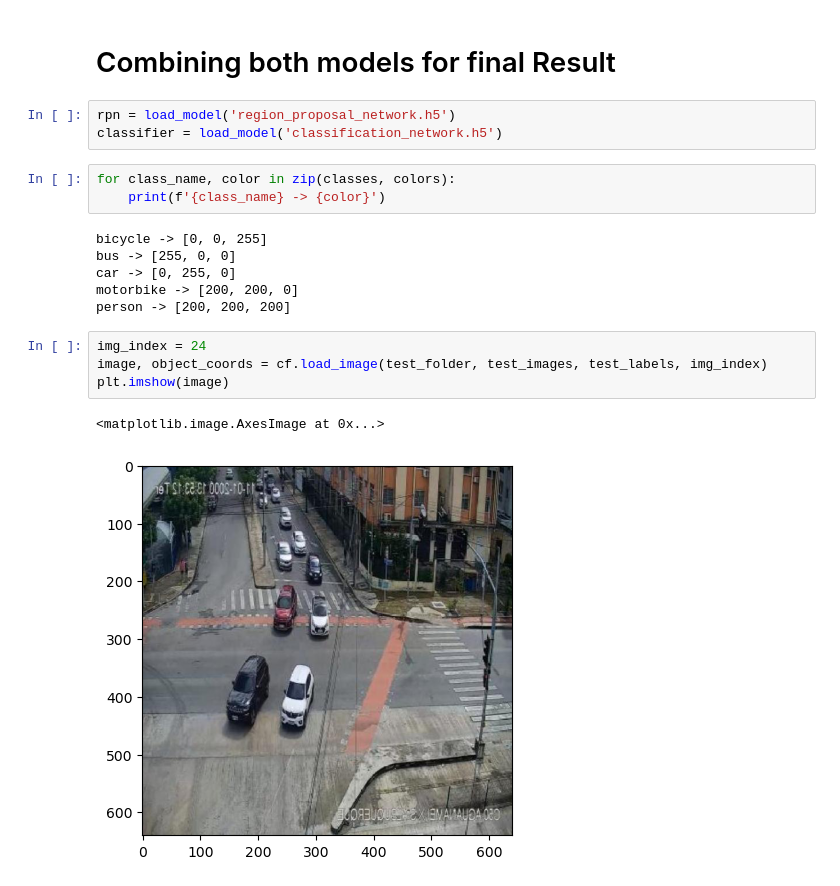
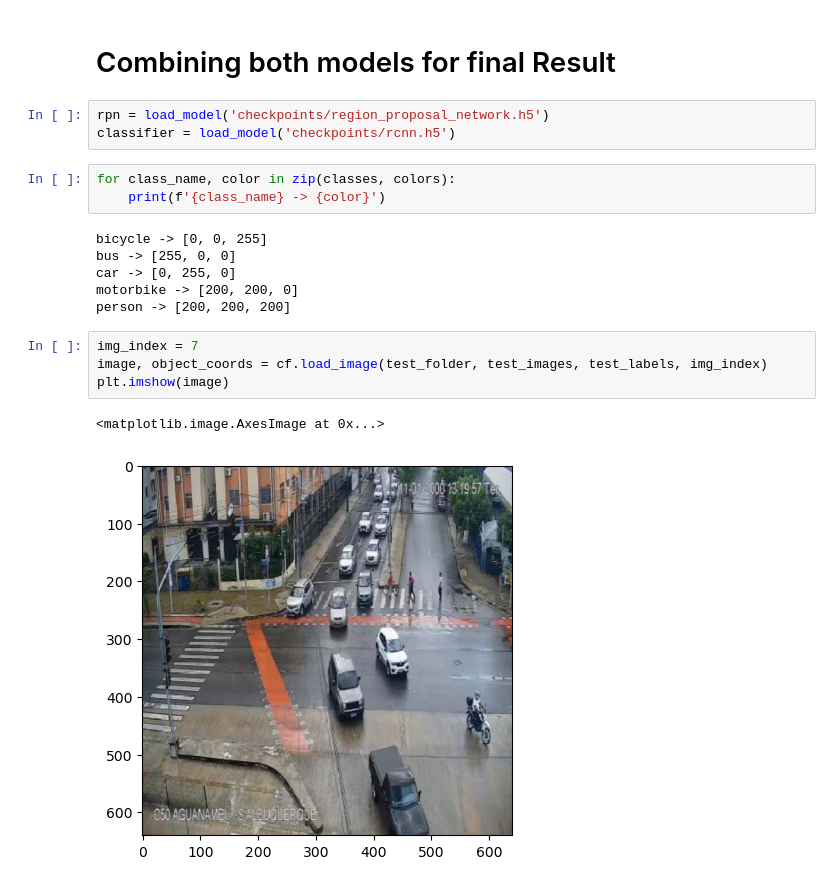
Before and after one commit to AsimWattoo/Traffic_Object_Detection_TensorFlow, a Jupyter notebook: RCNN.ipynb, the cells around one changed output. Drawn from its saved outputs; the diff is of its cells as text.

```diff
--- a/RCNN.ipynb
+++ b/RCNN.ipynb
@@ -269,8 +296,8 @@ Predicted Class: person
 # %% [markdown]
 # Combining both models for final Result
 # %%
-rpn = load_model('region_proposal_network.h5')
-classifier = load_model('classification_network.h5')
+rpn = load_model('checkpoints/region_proposal_network.h5')
+classifier = load_model('checkpoints/rcnn.h5')
 # %%
 for class_name, color in zip(classes, colors):
     print(f'{class_name} -> {color}')
@@ -281,12 +308,12 @@ car -> [0, 255, 0]
 motorbike -> [200, 200, 0]
 person -> [200, 200, 200]
 # %%
-img_index = 24
+img_index = 7
 image, object_coords = cf.load_image(test_folder, test_images, test_labels, img_index)
 plt.imshow(image)
 # %% [output]
 <matplotlib.image.AxesImage at 0x...>
-[figure, old version]
+[figure, new version]
 # %%
 region_ratios = [[1, 1], [2, 1]]
 region_scales = [32, 48, 64]
```
Also changed, not shown: parts of 17 cells of this notebook, 9 other files.
